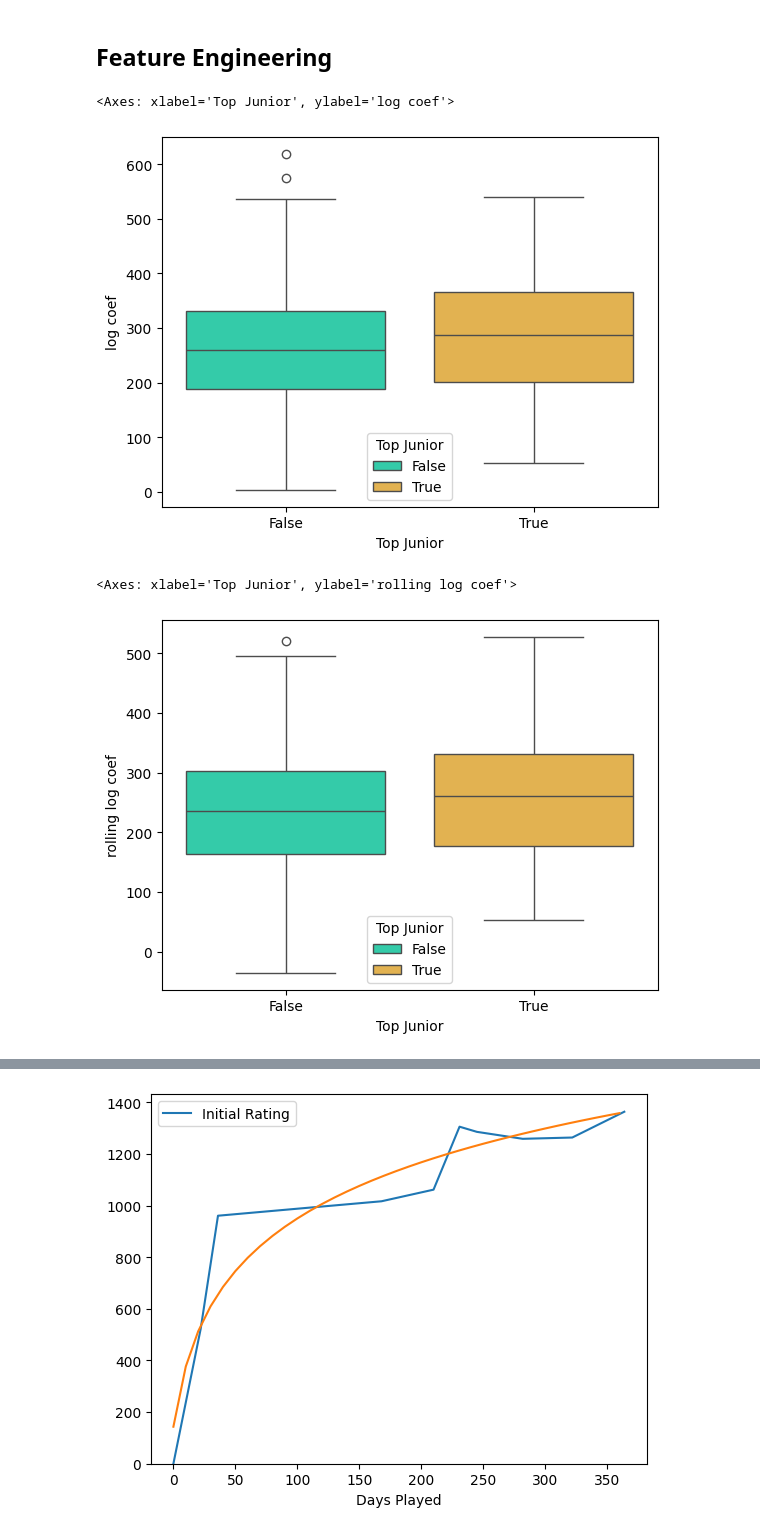
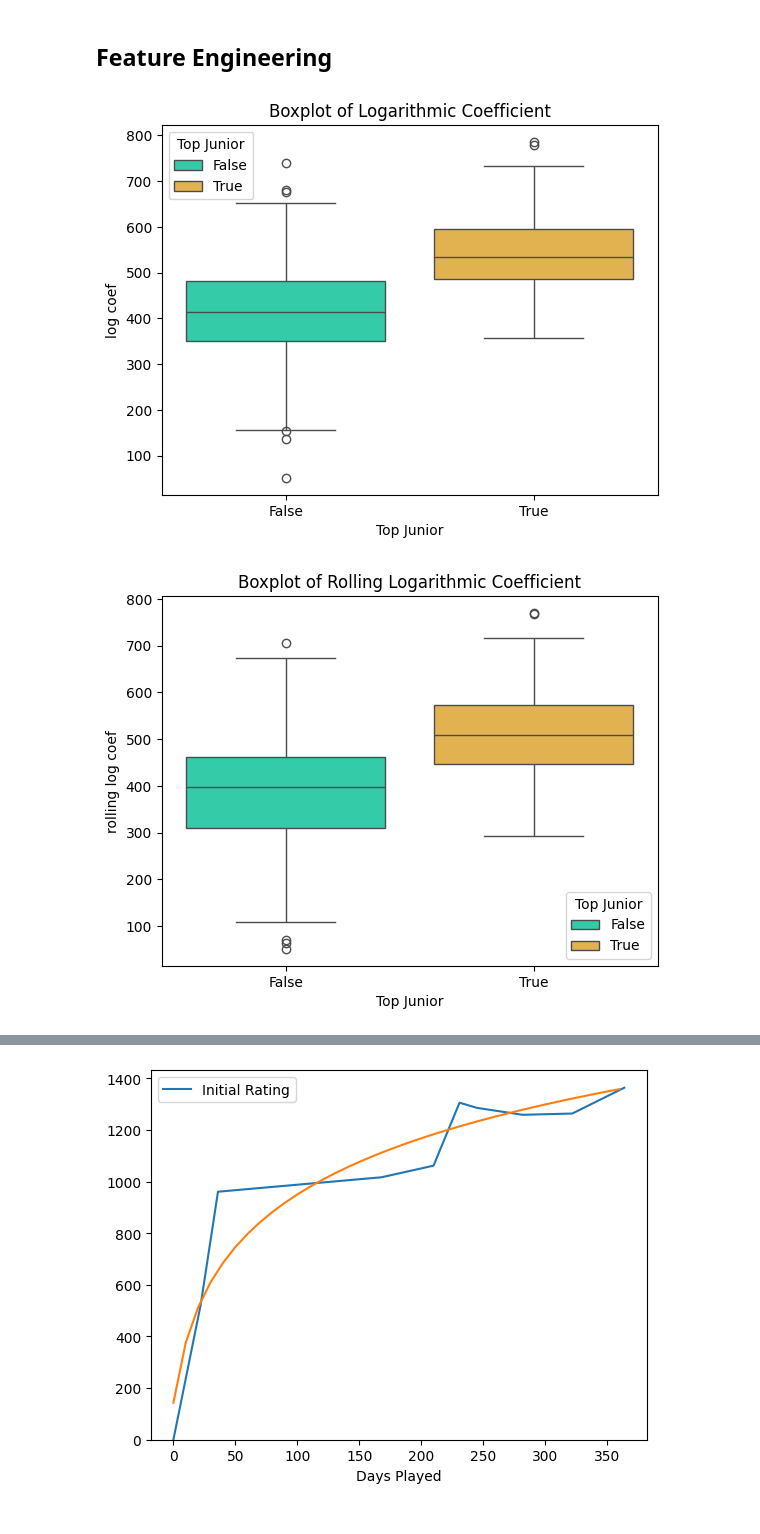
Before and after one commit to stabweee/tt-ds-proj, a Jupyter notebook: analysis/top_juniors/id_by_knn.ipynb, the cells around one changed output, grey strips where cells are left out. Drawn from its saved outputs; the diff is of its cells as text; code cells hidden in the pictures.

```diff
--- a/analysis/top_juniors/id_by_knn.ipynb
+++ b/analysis/top_juniors/id_by_knn.ipynb
@@ -91,35 +91,36 @@ players['Top Junior'] = players.apply(is_top_junior, args=(2400, 2200), axis=1)
 # %%
 # logarithmic regression of player rating graph, returns a, b in aln(bx)
 def fit_log_reg(player, n_tours=0, plot=False):
     rhist = history[history['Database#'] == player['Database#']].reset_index(drop=True)
     data = rhist[['Days Played', 'Initial Rating']]
     data = data[-n_tours:]
 
     reg = LinearRegression()
     reg.fit(np.log(data[['Days Played']] + 10), data['Initial Rating'])
 
     a = reg.coef_
     b = np.exp(reg.intercept_ / reg.coef_)
     if plot:
         x = np.arange(0,data['Days Played'].max(),10)
         y = a * np.log(b * (x + 10))
         data.plot(kind='line', x='Days Played', y='Initial Rating')
         plt.plot(x, y)
         plt.ylim(0, None)
         plt.show()
 
     return np.concatenate((a, b))
 
-log_reg = players.apply(fit_log_reg, args=(10, False), axis=1).to_list()
+log_reg = players.apply(fit_log_reg, axis=1).to_list()
 all_a = [coef[0] for coef in log_reg]
 all_b = [coef[1] for coef in log_reg]
 players['log coef'] = all_a
 players['log const'] = all_b
 
 sns.boxplot(data=players, x='Top Junior', y='log coef', hue='Top Junior', palette='turbo')
+plt.title('Boxplot of Logarithmic Coefficient')
+plt.show()
 # %% [output]
-<Axes: xlabel='Top Junior', ylabel='log coef'>
-[figure, old version]
+[figure, new version]
 # %%
 # logarithmic regression of 90 day window moving average of player rating graph, returns a, b in aln(bx)
 def fit_rolling_log_reg(player, window=90, n_tours=0, plot=False):
@@ -146,16 +147,17 @@ def fit_rolling_log_reg(player, window=90, n_tours=0, plot=False):
 
     return np.concatenate((a, b))
 
-rolling_log_reg = players.apply(fit_rolling_log_reg, args=(90, 10, False), axis=1).to_list()
+rolling_log_reg = players.apply(fit_rolling_log_reg, axis=1).to_list()
 rolling_all_a = [coef[0] for coef in rolling_log_reg]
 rolling_all_b = [coef[1] for coef in rolling_log_reg]
 players['rolling log coef'] = rolling_all_a
 players['rolling log const'] = rolling_all_b
 
 sns.boxplot(data=players, x='Top Junior', y='rolling log coef', hue='Top Junior', palette='turbo')
+plt.title('Boxplot of Rolling Logarithmic Coefficient')
+plt.show()
 # %% [output]
-<Axes: xlabel='Top Junior', ylabel='rolling log coef'>
-[figure, old version]
+[figure, new version]
 # %%
 topjuniorcoef = players[players['Top Junior']]['log coef']
 nottopjuniorcoef = players[~players['Top Junior']]['log coef']
```
Also changed, not shown: parts of 1 cell of this notebook, 11 other files.
